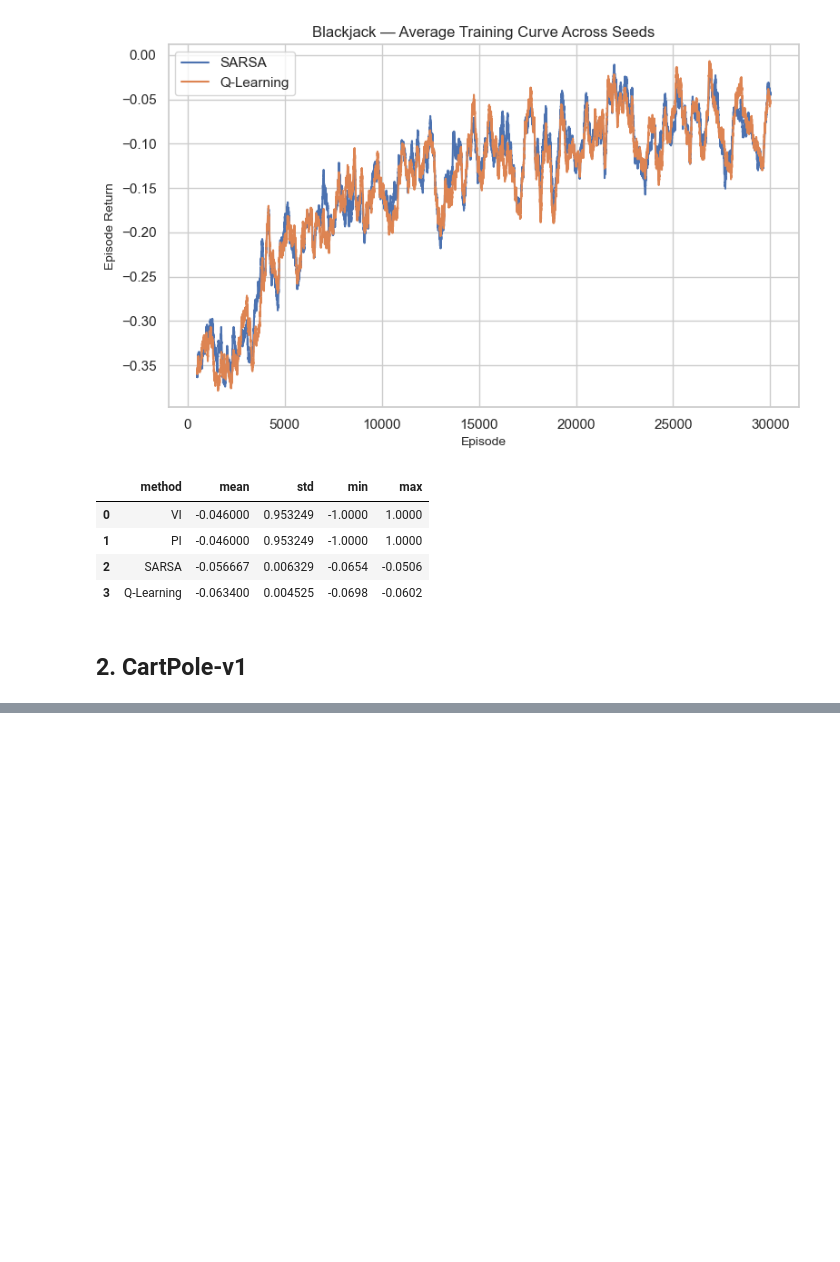
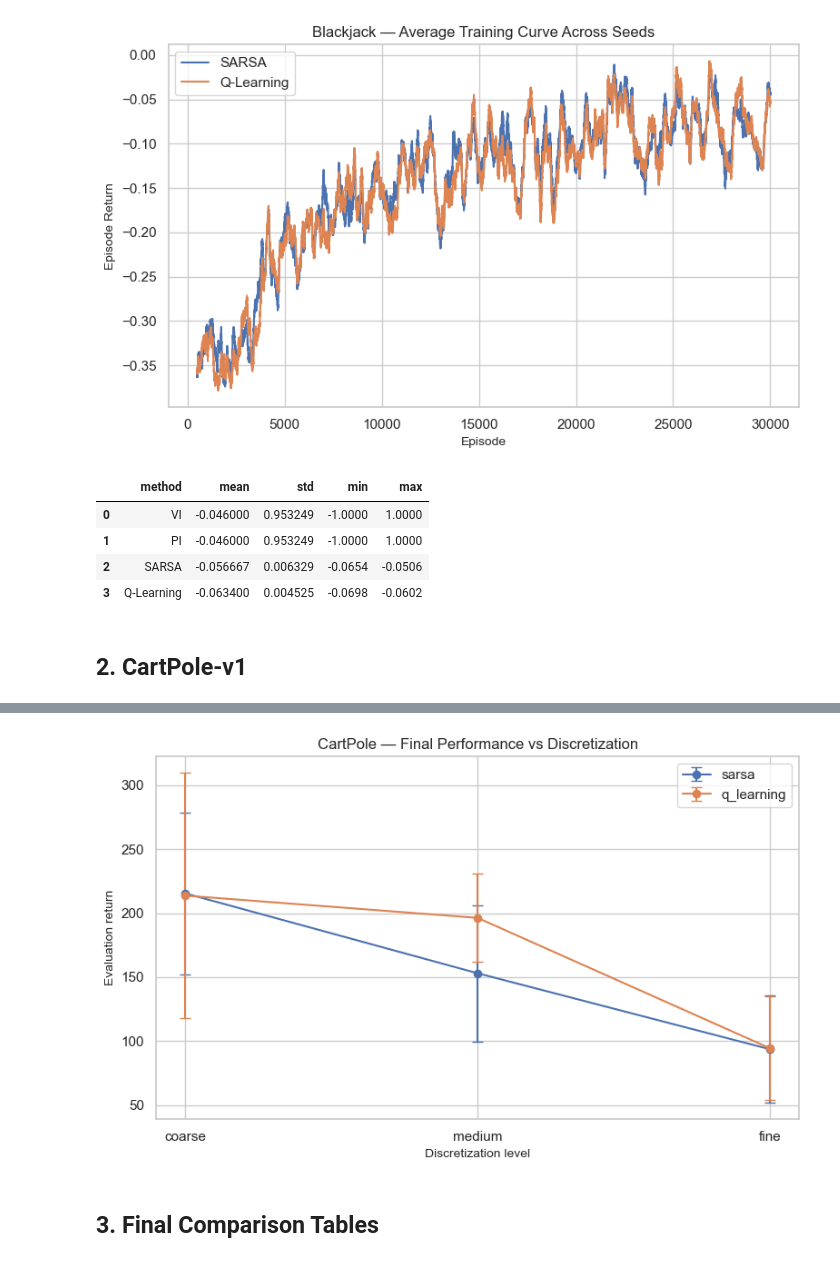
Before and after one commit to lcazorla/cs7641-reinforcement-learning, a Jupyter notebook: rl_notebook.ipynb, the cells around one changed output, grey strips where cells are left out. Saved outputs shown, nothing was run; the diff lists cells and outputs as text; code cells hidden in the pictures; blank space fills up the shorter version.

```diff
--- a/rl_notebook.ipynb
+++ b/rl_notebook.ipynb
@@ -557,0 +721,26 @@ blackjack_final_summary
+# %%
+def cartpole_policy_fn_from_array(policy_array, discretizer):
+    def policy_fn(obs):
+        state = discretizer.discretize_index(obs)
+        return int(policy_array[state])
+    return policy_fn
+
+
+cartpole_dp_eval_rows = []
+for name, result in cartpole_dp_results.items():
+    disc = result["discretizer"]
+    for method_key, label in [("vi", "VI"), ("pi", "PI")]:
+        eval_rewards = evaluate_tabular_policy(
+            make_cartpole_env,
+            cartpole_policy_fn_from_array(result[method_key]["policy"], disc),
+            episodes=CARTPOLE_CONFIG["eval_episodes"],
+            seed=11,
+        )
+        cartpole_dp_eval_rows.append({
+            "discretization": name,
+            "method": label,
+            "mean_return": eval_rewards.mean(),
+            "std_return": eval_rewards.std(ddof=0),
+        })
+cartpole_dp_eval = pd.DataFrame(cartpole_dp_eval_rows)
+cartpole_dp_eval
@@ -557,0 +868,22 @@ blackjack_final_summary
+# %%
+plt.figure(figsize=(8, 5))
+for method in ["sarsa", "q_learning"]:
+    subset = cartpole_td_summary[cartpole_td_summary["method"] == method]
+    plt.errorbar(
+        subset["discretization"],
+        subset["mean_return"],
+        yerr=subset["std_return"],
+        marker="o",
+        capsize=4,
+        label=method,
+    )
+plt.title("CartPole — Final Performance vs Discretization")
+plt.xlabel("Discretization level")
+plt.ylabel("Evaluation return")
+plt.legend()
+plt.tight_layout()
+plt.show()
+# %% [output]
+[figure, added]
+# %% [markdown]
+## 3. Final Comparison Tables
```
Also changed, not shown: parts of 12 cells of this notebook.
